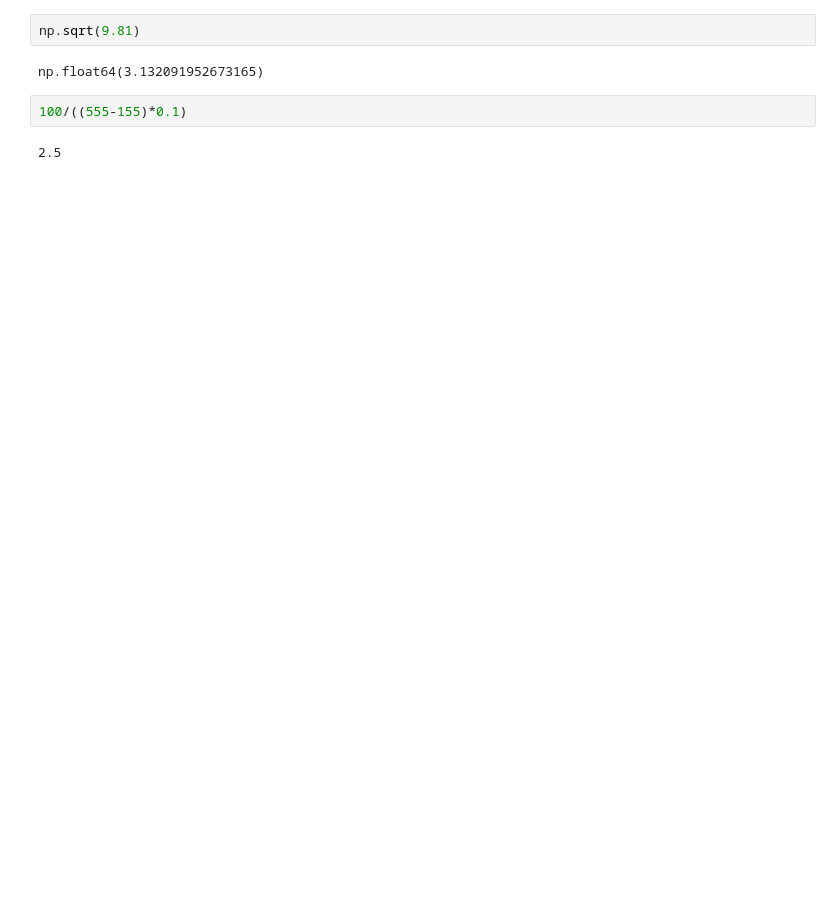
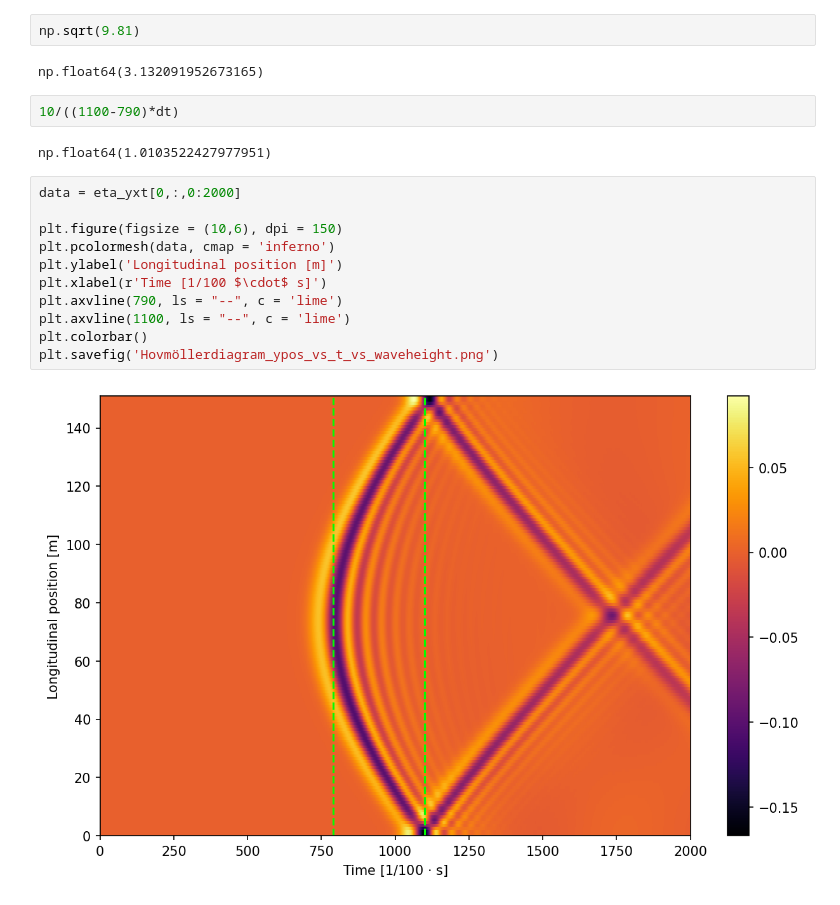
Before and after one commit to MKKrogsgaard/Fluid-Mechanics, a Jupyter notebook: Assignments/Assignment 2/SW_B correct.ipynb, the cells around one changed output. Saved outputs shown, nothing was run; the diff lists cells and outputs as text; blank space fills up the shorter version.

```diff
--- a/Assignments/Assignment 2/SW_B correct.ipynb
+++ b/Assignments/Assignment 2/SW_B correct.ipynb
@@ -333,7 +335,20 @@ plt.savefig('Hovmöllerdiagram_short.png')
 np.sqrt(9.81)
 # %% [output]
 np.float64(3.132091952673165)
-# %%
-100/((555-155)*0.1)
-# %% [output]
-2.5
+# %%
+10/((1100-790)*dt)
+# %% [output]
+np.float64(1.0103522427977951)
+# %%
+data = eta_yxt[0,:,0:2000]
+
+plt.figure(figsize = (10,6), dpi = 150)
+plt.pcolormesh(data, cmap = 'inferno')
+plt.ylabel('Longitudinal position [m]')
+plt.xlabel(r'Time [1/100 $\cdot$ s]')
+plt.axvline(790, ls = "--", c = 'lime')
+plt.axvline(1100, ls = "--", c = 'lime')
+plt.colorbar()
+plt.savefig('Hovmöllerdiagram_ypos_vs_t_vs_waveheight.png')
+# %% [output]
+[figure, added]
```
Also changed, not shown: parts of 4 cells of this notebook, 4 other files.
